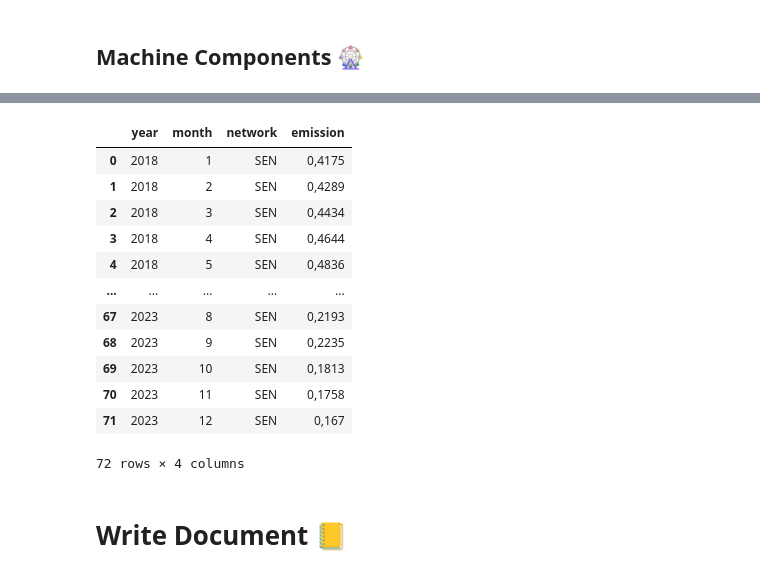
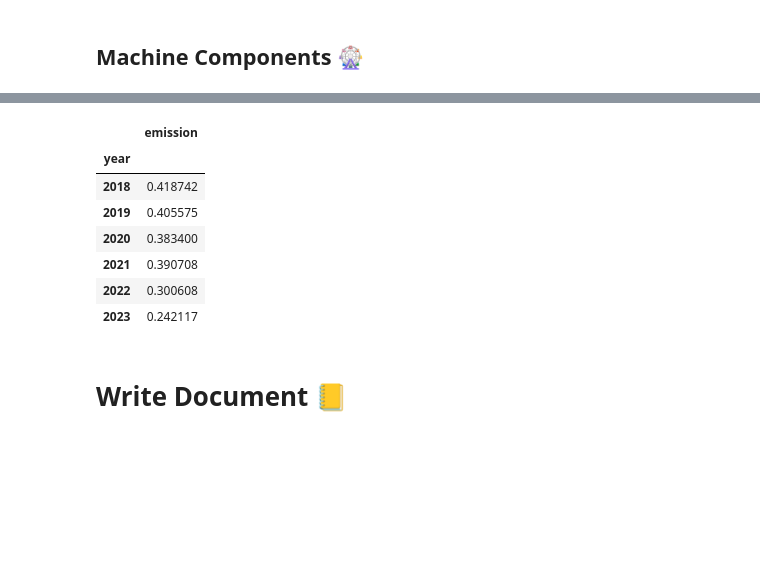
Before and after one commit to ccnmagnoo/energy-report-modeler, a Jupyter notebook: main.ipynb, the cells around one changed output, grey strips where cells are left out. Saved outputs shown, nothing was run; the diff lists cells and outputs as text; code cells hidden in the pictures; blank space fills up the shorter version.

Commit message:
implementing emission object with linear prediction method

```diff
--- a/main.ipynb
+++ b/main.ipynb
@@ -288,20 +199,15 @@ None
 # %%
 from models.emission import emission
-emission.data
+emission.annual_avg()
 # %% [output]
-|  | year | month | network | emission |
-| 0 | 2018 | 1 | SEN | 0,4175 |
-| 1 | 2018 | 2 | SEN | 0,4289 |
-| 2 | 2018 | 3 | SEN | 0,4434 |
-| 3 | 2018 | 4 | SEN | 0,4644 |
-| 4 | 2018 | 5 | SEN | 0,4836 |
-| ... | ... | ... | ... | ... |
-| 67 | 2023 | 8 | SEN | 0,2193 |
-| 68 | 2023 | 9 | SEN | 0,2235 |
-| 69 | 2023 | 10 | SEN | 0,1813 |
-| 70 | 2023 | 11 | SEN | 0,1758 |
-| 71 | 2023 | 12 | SEN | 0,167 |
+|  | emission |
+| year |  |
+| 2018 | 0.418742 |
+| 2019 | 0.405575 |
+| 2020 | 0.383400 |
+| 2021 | 0.390708 |
+| 2022 | 0.300608 |
+| 2023 | 0.242117 |
-72 rows × 4 columns
 # %% [markdown]
 # Write Document 📒
 # %%
```
Also changed, not shown: parts of 12 cells of this notebook, 1 other file.
